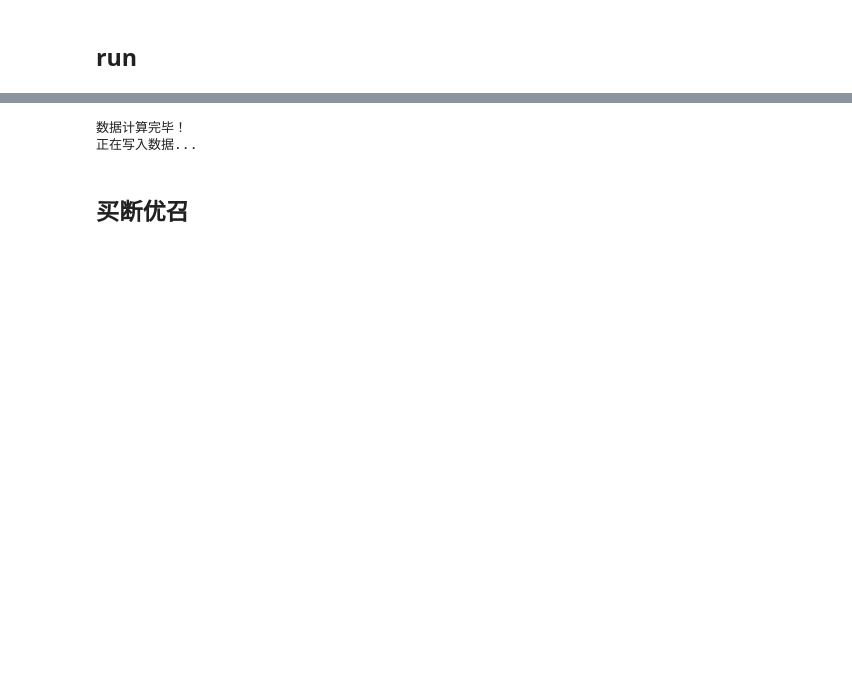
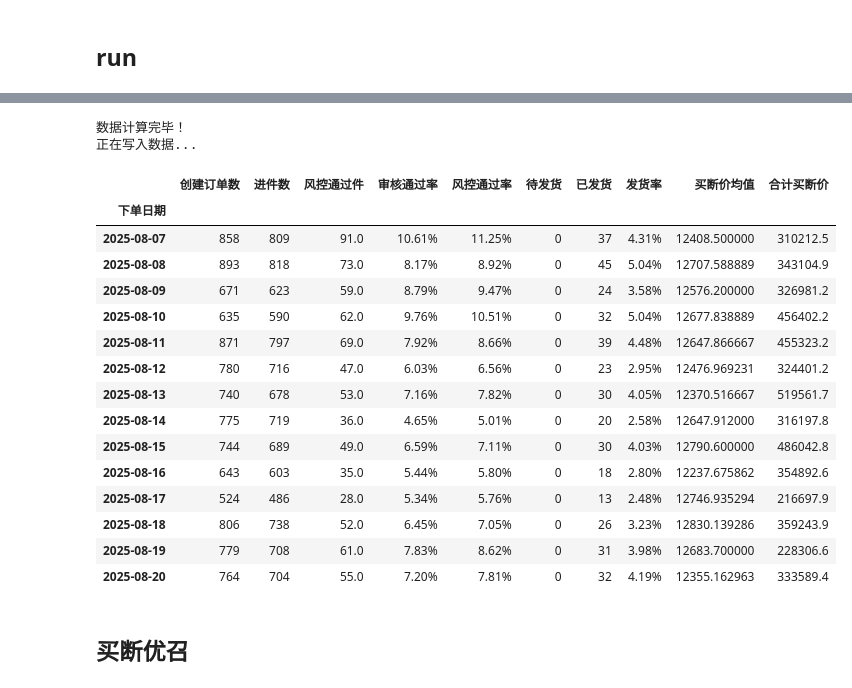
Before and after one commit to 1-2-3-ylc/data_analys, a Jupyter notebook: Daily_Tasks/特殊需求版.ipynb, the cells around one changed output, grey strips where cells are left out. Drawn from its saved outputs; the diff is of its cells as text; code cells hidden in the pictures; blank space fills up the shorter version.

```diff
--- a/Daily_Tasks/特殊需求版.ipynb
+++ b/Daily_Tasks/特殊需求版.ipynb
@@ -1675,18 +1966,40 @@ df_jd_md_merge = df_jd_md.merge(df_jd_new[['订单号','下单日期','订单id'
 # %%
 # df_jd_new.loc[:, '待发货'] = np.where(df_jd_new.status=='TO_SEND_GOODS', 1, 0)
 df_jd_new.loc[:, '待发货'] = np.where((df_jd_new.status=='TO_SEND_GOODS')& (df_jd_new.status2=='待发货'), 1, 0)
 df_jd_new.loc[:, '已发货'] = np.where(df_jd_new.status.isin(['IN_DELIVERY', 'IN_THE_LEASE']), 1, 0)
+
+df_jd_new.loc[:, '下单周范围'] = df_jd_new['下单日期'].apply(get_week_range_v2)
+
+
+
 df_jd_new_group = df_jd_new.groupby('下单日期').agg({'order_id': 'count', '待发货': 'sum', '已发货': 'sum'}).rename(columns={'order_id': '创建订单数'})
 # # 关联各个节点的数据
 df_jd_group = df_jd_new_group.merge(df_group[['进件数', '风控通过件']], on='下单日期', how='left')
 df_jd_group.loc[:, '审核通过率'] = (df_jd_group.风控通过件/df_jd_group.创建订单数).map(lambda x: format(x, '.2%'))
 df_jd_group.loc[:, '风控通过率'] = (df_jd_group.风控通过件/df_jd_group.进件数).map(lambda x: format(x, '.2%'))
 df_jd_group.loc[:, '发货率'] = (df_jd_group.已发货/df_jd_group.创建订单数).map(lambda x: format(x, '.2%'))
 df_jd_group = df_jd_group[['创建订单数', '进件数', '风控通过件', '审核通过率', '风控通过率', '待发货', '已发货', '发货率']]
 df_jd_group.index = df_jd_group.index.astype(str)
 df_jd_group = pd.concat([df_jd_group, df_jd_md_group], axis=1)
 
 print('数据计算完毕！\n正在写入数据...')
+df_jd_group
 # %% [output]
 数据计算完毕！
 正在写入数据...
+|  | 创建订单数 | 进件数 | 风控通过件 | 审核通过率 | 风控通过率 | 待发货 | 已发货 | 发货率 | 买断价均值 | 合计买断价 |
+| 下单日期 |  |  |  |  |  |  |  |  |  |  |
+| 2025-08-07 | 858 | 809 | 91.0 | 10.61% | 11.25% | 0 | 37 | 4.31% | 12408.500000 | 310212.5 |
+| 2025-08-08 | 893 | 818 | 73.0 | 8.17% | 8.92% | 0 | 45 | 5.04% | 12707.588889 | 343104.9 |
+| 2025-08-09 | 671 | 623 | 59.0 | 8.79% | 9.47% | 0 | 24 | 3.58% | 12576.200000 | 326981.2 |
+| 2025-08-10 | 635 | 590 | 62.0 | 9.76% | 10.51% | 0 | 32 | 5.04% | 12677.838889 | 456402.2 |
+| 2025-08-11 | 871 | 797 | 69.0 | 7.92% | 8.66% | 0 | 39 | 4.48% | 12647.866667 | 455323.2 |
+| 2025-08-12 | 780 | 716 | 47.0 | 6.03% | 6.56% | 0 | 23 | 2.95% | 12476.969231 | 324401.2 |
+| 2025-08-13 | 740 | 678 | 53.0 | 7.16% | 7.82% | 0 | 30 | 4.05% | 12370.516667 | 519561.7 |
+| 2025-08-14 | 775 | 719 | 36.0 | 4.65% | 5.01% | 0 | 20 | 2.58% | 12647.912000 | 316197.8 |
+| 2025-08-15 | 744 | 689 | 49.0 | 6.59% | 7.11% | 0 | 30 | 4.03% | 12790.600000 | 486042.8 |
+| 2025-08-16 | 643 | 603 | 35.0 | 5.44% | 5.80% | 0 | 18 | 2.80% | 12237.675862 | 354892.6 |
+| 2025-08-17 | 524 | 486 | 28.0 | 5.34% | 5.76% | 0 | 13 | 2.48% | 12746.935294 | 216697.9 |
+| 2025-08-18 | 806 | 738 | 52.0 | 6.45% | 7.05% | 0 | 26 | 3.23% | 12830.139286 | 359243.9 |
+| 2025-08-19 | 779 | 708 | 61.0 | 7.83% | 8.62% | 0 | 31 | 3.98% | 12683.700000 | 228306.6 |
+| 2025-08-20 | 764 | 704 | 55.0 | 7.20% | 7.81% | 0 | 32 | 4.19% | 12355.162963 | 333589.4 |
```
Also changed, not shown: parts of 41 cells of this notebook, 21 other files.
